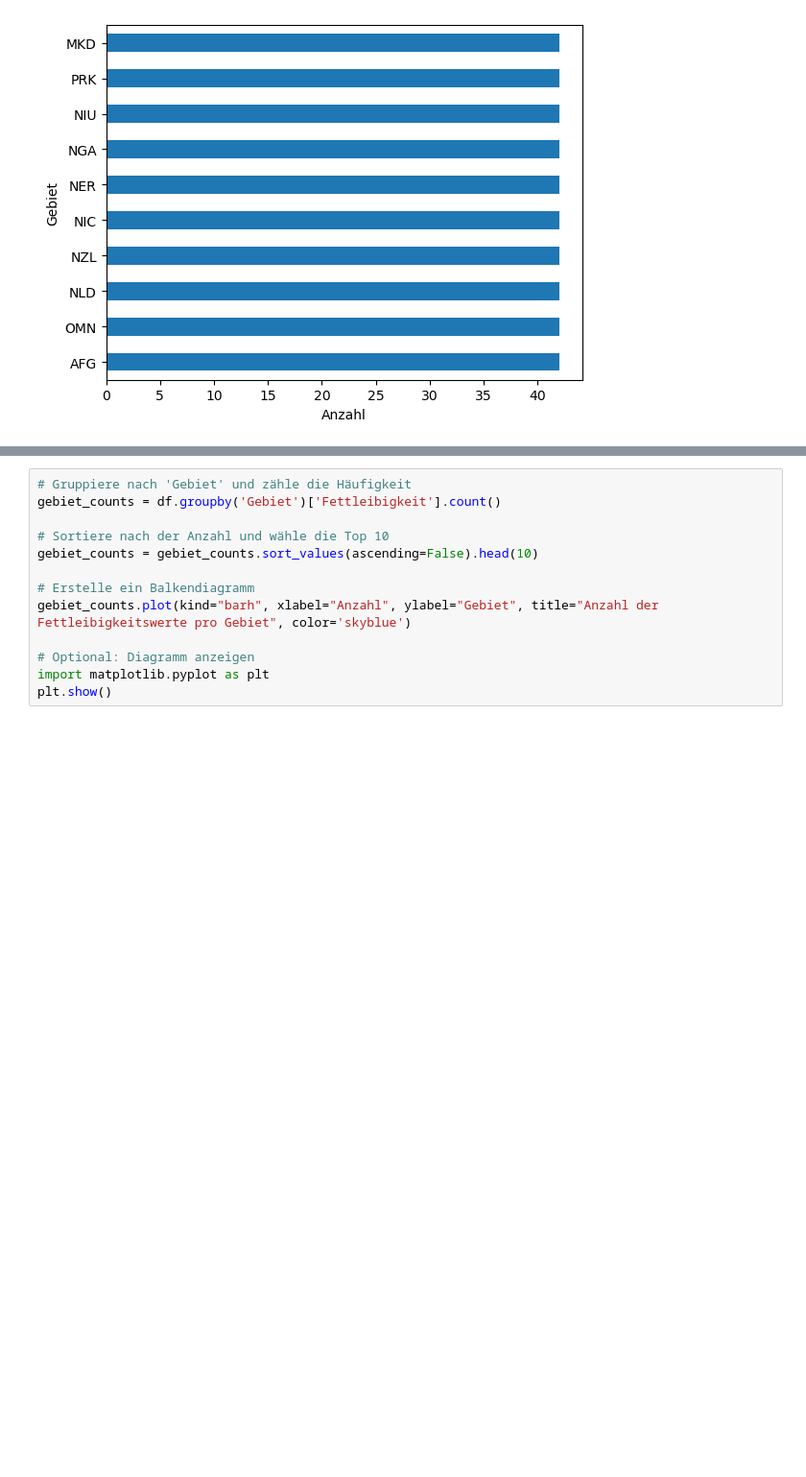
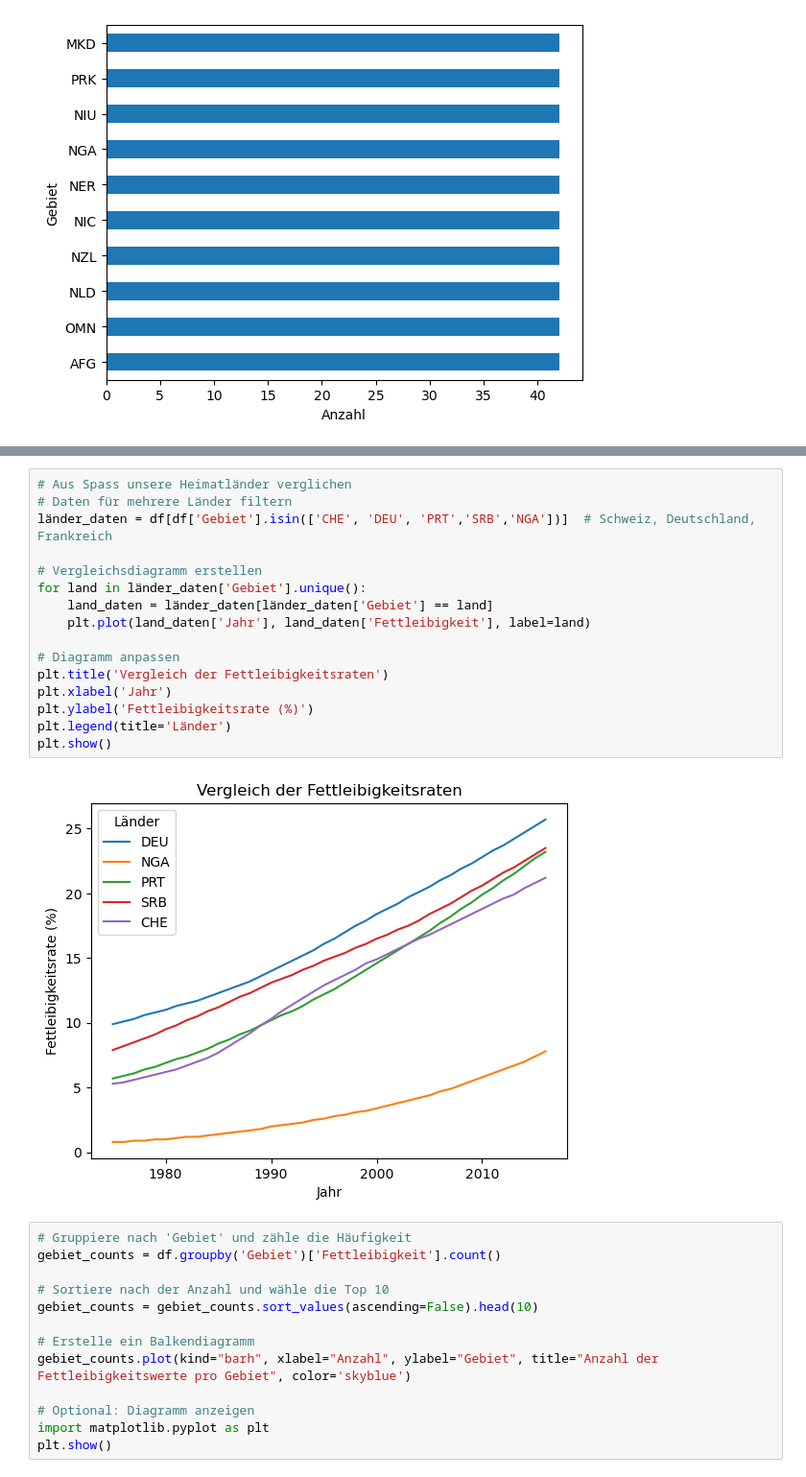
Before and after one commit to simona-cyber/LN-Python, a Jupyter notebook: Grundgerüst_Leistungsnachweis.ipynb, the cells around one changed output, grey strips where cells are left out. Shown: that part at 96% size. Saved outputs shown, nothing was run; the diff lists cells and outputs as text; blank space fills up the shorter version.

```diff
--- a/Grundgerüst_Leistungsnachweis.ipynb
+++ b/Grundgerüst_Leistungsnachweis.ipynb
@@ -200,3 +218,21 @@ df["Gebiet"].value_counts().head(10).plot(kind="barh" , xlabel="Anzahl")
+# %%
+# Aus Spass unsere Heimatländer verglichen
+# Daten für mehrere Länder filtern
+länder_daten = df[df['Gebiet'].isin(['CHE', 'DEU', 'PRT','SRB','NGA'])]  # Schweiz, Deutschland, Frankreich
+
+# Vergleichsdiagramm erstellen
+for land in länder_daten['Gebiet'].unique():
+    land_daten = länder_daten[länder_daten['Gebiet'] == land]
+    plt.plot(land_daten['Jahr'], land_daten['Fettleibigkeit'], label=land)
+
+# Diagramm anpassen
+plt.title('Vergleich der Fettleibigkeitsraten')
+plt.xlabel('Jahr')
+plt.ylabel('Fettleibigkeitsrate (%)')
+plt.legend(title='Länder')
+plt.show()
+# %% [output]
+[figure, added]
 # %%
 # Gruppiere nach 'Gebiet' und zähle die Häufigkeit
 gebiet_counts = df.groupby('Gebiet')['Fettleibigkeit'].count()
```
Also changed, not shown: parts of 4 cells of this notebook.
